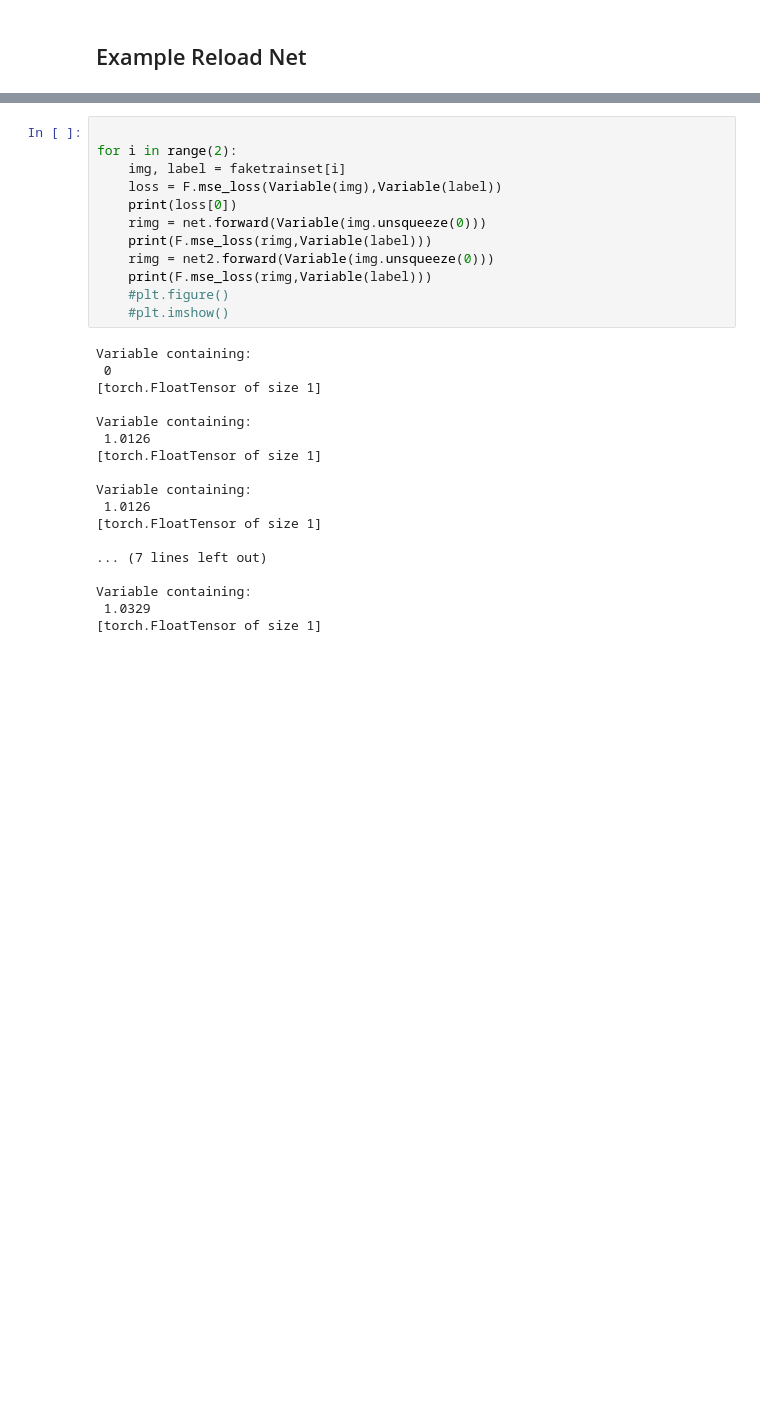
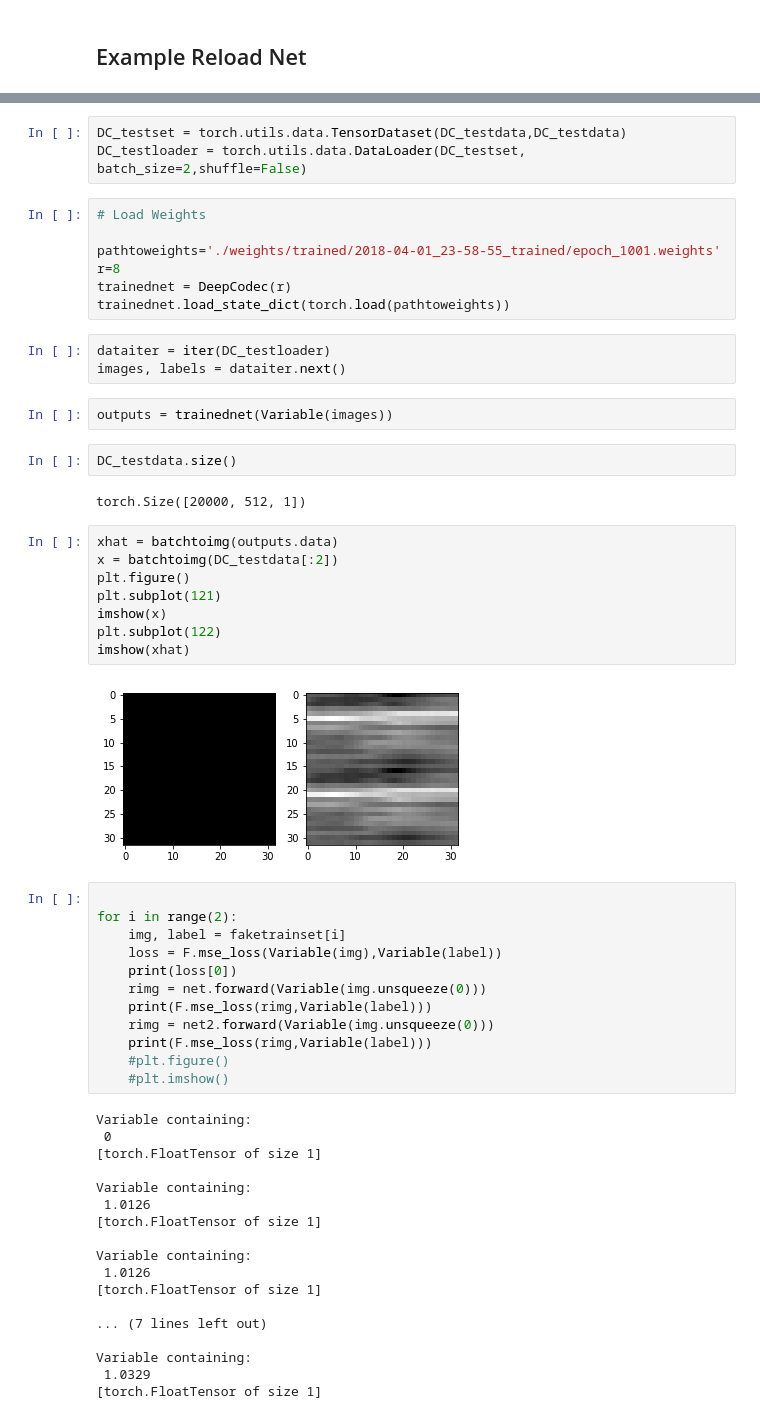
Before and after one commit to thejihuijin/PytorchModels, a Jupyter notebook: DeepCodec.ipynb, the cells around one changed output, grey strips where cells are left out. Drawn from its saved outputs; the diff is of its cells as text; blank space fills up the shorter version.

```diff
--- a/DeepCodec.ipynb
+++ b/DeepCodec.ipynb
@@ -63,3 +437,32 @@ net2.load_state_dict(torch.load('./weights_1.weights'))
+# %%
+DC_testset = torch.utils.data.TensorDataset(DC_testdata,DC_testdata)
+DC_testloader = torch.utils.data.DataLoader(DC_testset, batch_size=2,shuffle=False)
+# %%
+# Load Weights
+
+pathtoweights='./weights/trained/2018-04-01_23-58-55_trained/epoch_1001.weights'
+r=8
+trainednet = DeepCodec(r)
+trainednet.load_state_dict(torch.load(pathtoweights))
+# %%
+dataiter = iter(DC_testloader)
+images, labels = dataiter.next()
+# %%
+outputs = trainednet(Variable(images))
+# %%
+DC_testdata.size()
+# %% [output]
+torch.Size([20000, 512, 1])
+# %%
+xhat = batchtoimg(outputs.data)
+x = batchtoimg(DC_testdata[:2])
+plt.figure()
+plt.subplot(121)
+imshow(x)
+plt.subplot(122)
+imshow(xhat)
+# %% [output]
+[figure, added]
 # %%
 
 for i in range(2):
```
Also changed, not shown: parts of 36 cells of this notebook, 2 other files.
